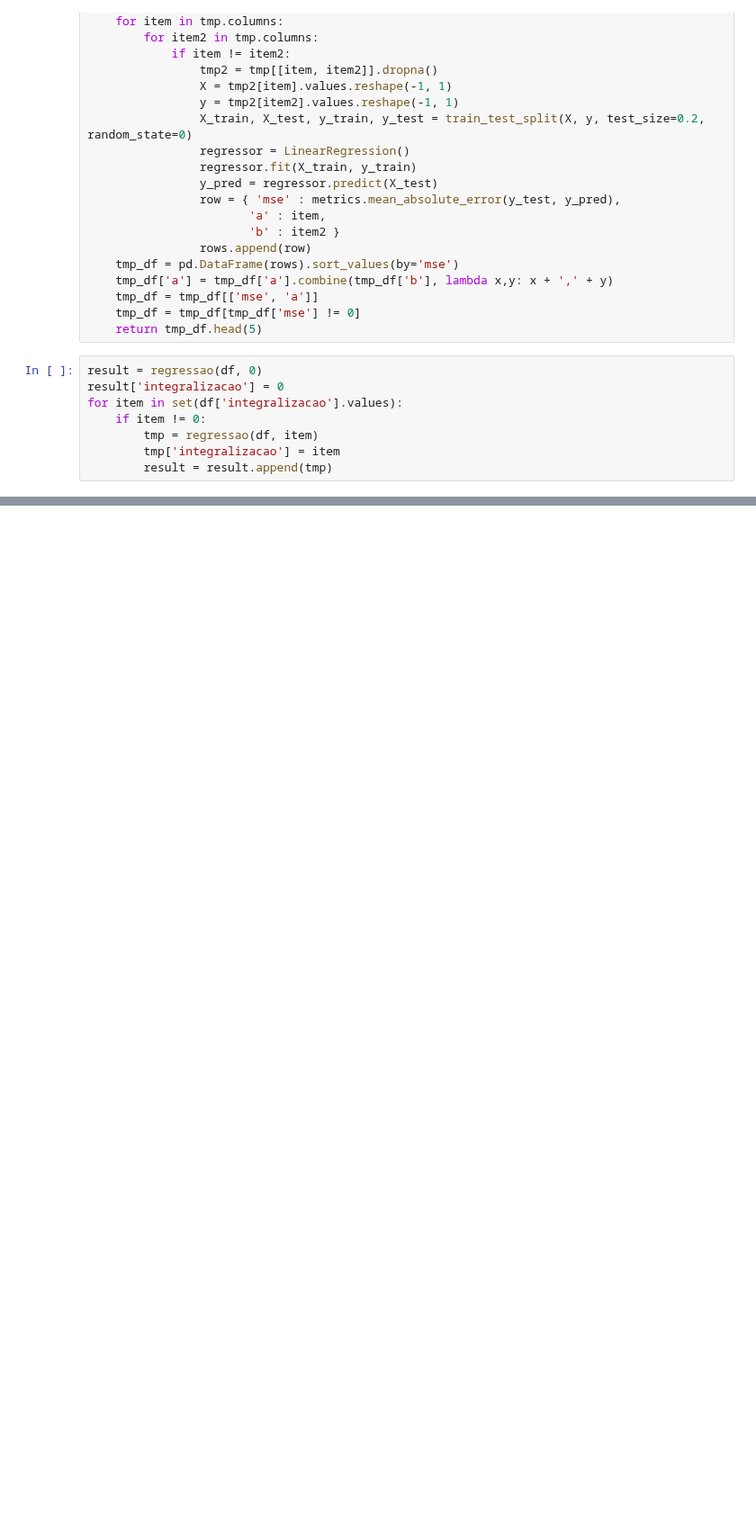
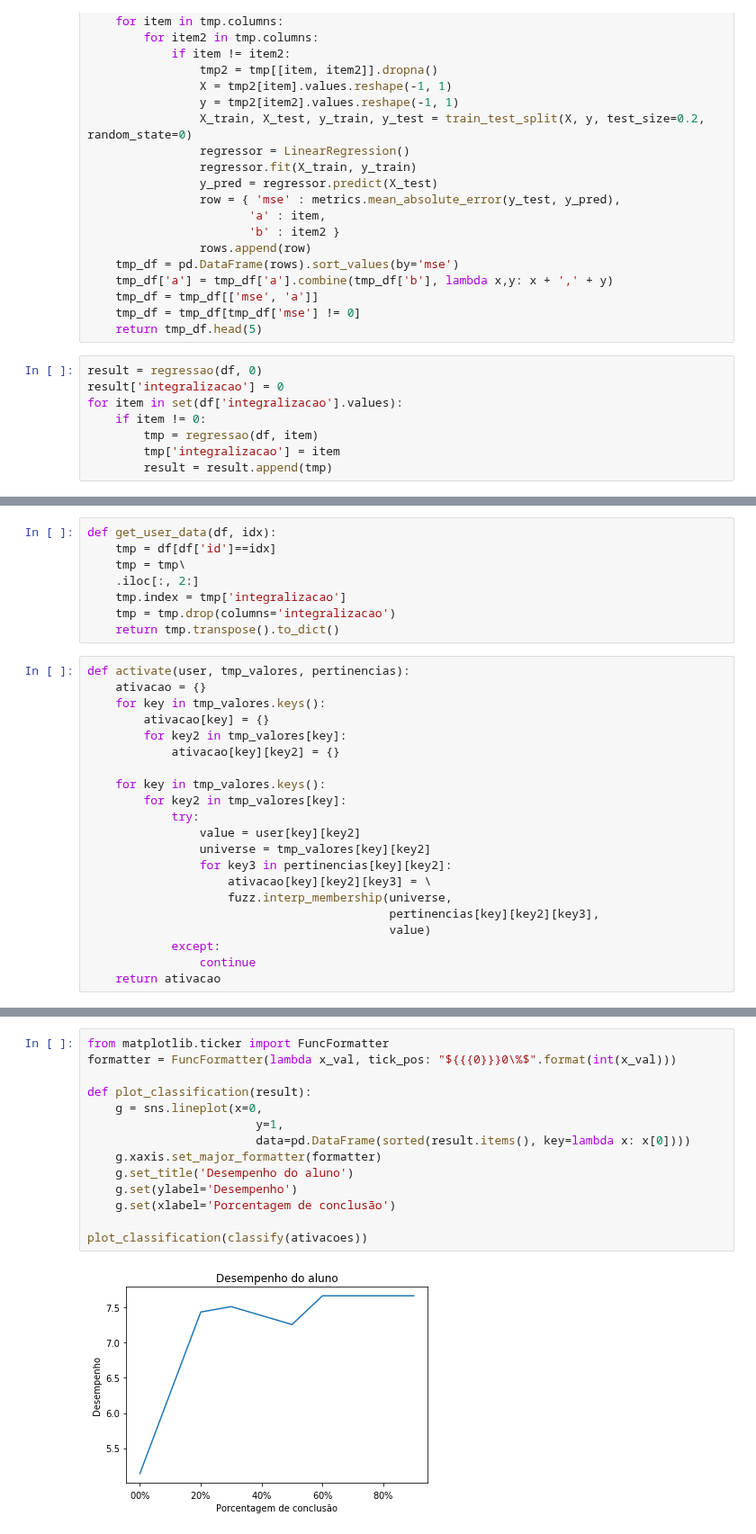
Before and after one commit to luanagbmartins/inteligencia-artificial, a Jupyter notebook: Módulo 4 - Lógica Nebulosa/Rascunho.ipynb, the cells around one changed output, grey strips where cells are left out. Shown at 90% size. Cells and saved outputs as stored; diff of their text form; blank space fills up the shorter version.

```diff
--- a/Módulo 4 - Lógica Nebulosa/Rascunho.ipynb
+++ b/Módulo 4 - Lógica Nebulosa/Rascunho.ipynb
@@ -234,0 +184,29 @@ array([0.        , 0.        , 0.        , 0.        , 0.        ,
+# %%
+def get_user_data(df, idx):
+    tmp = df[df['id']==idx]
+    tmp = tmp\
+    .iloc[:, 2:]
+    tmp.index = tmp['integralizacao']
+    tmp = tmp.drop(columns='integralizacao')
+    return tmp.transpose().to_dict()
+# %%
+def activate(user, tmp_valores, pertinencias):
+    ativacao = {}
+    for key in tmp_valores.keys():
+        ativacao[key] = {}
+        for key2 in tmp_valores[key]:
+            ativacao[key][key2] = {}
+
+    for key in tmp_valores.keys():
+        for key2 in tmp_valores[key]:
+            try:
+                value = user[key][key2]
+                universe = tmp_valores[key][key2]
+                for key3 in pertinencias[key][key2]:
+                    ativacao[key][key2][key3] = \
+                    fuzz.interp_membership(universe,
+                                           pertinencias[key][key2][key3],
+                                           value)
+            except:
+                continue
+    return ativacao
@@ -234,0 +567,16 @@ array([0.        , 0.        , 0.        , 0.        , 0.        ,
+# %%
+from matplotlib.ticker import FuncFormatter
+formatter = FuncFormatter(lambda x_val, tick_pos: "${{{0}}}0\%$".format(int(x_val)))
+
+def plot_classification(result):
+    g = sns.lineplot(x=0,
+                        y=1,
+                        data=pd.DataFrame(sorted(result.items(), key=lambda x: x[0])))
+    g.xaxis.set_major_formatter(formatter)
+    g.set_title('Desempenho do aluno')
+    g.set(ylabel='Desempenho')
+    g.set(xlabel='Porcentagem de conclusão')
+
+plot_classification(classify(ativacoes))
+# %% [output]
+[figure, added]
```
Also changed, not shown: parts of 7 cells of this notebook, 4 other files.
